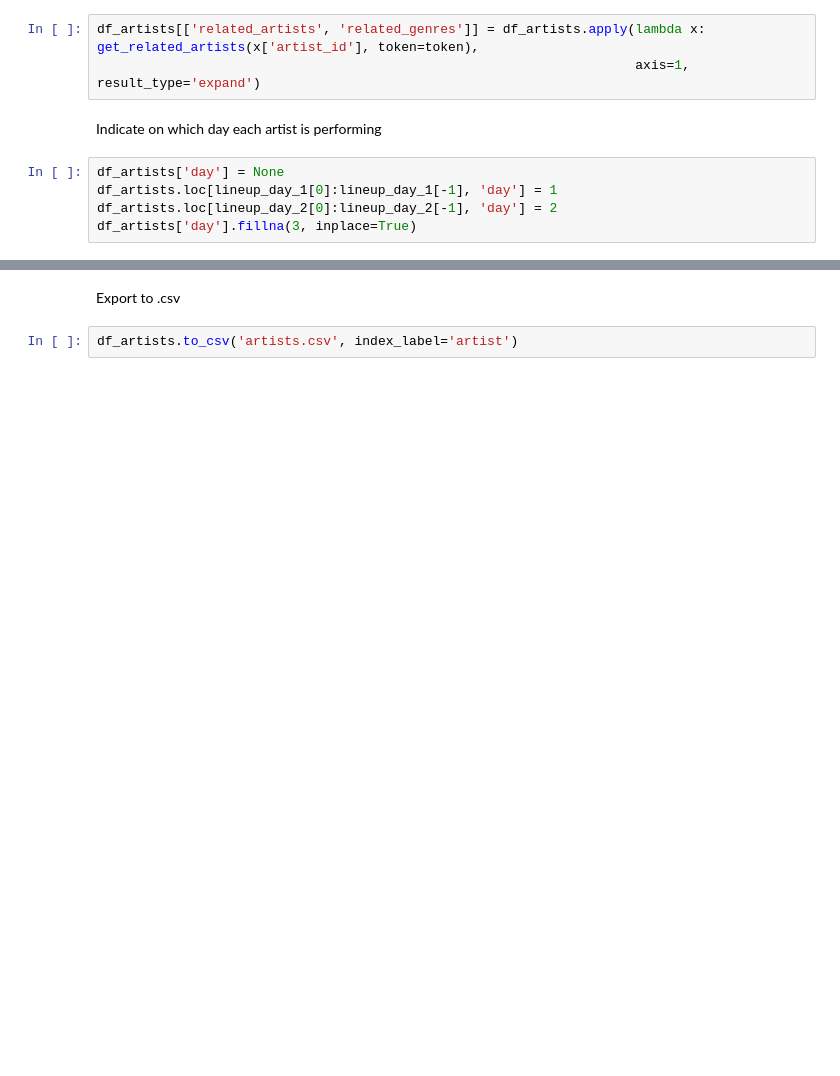
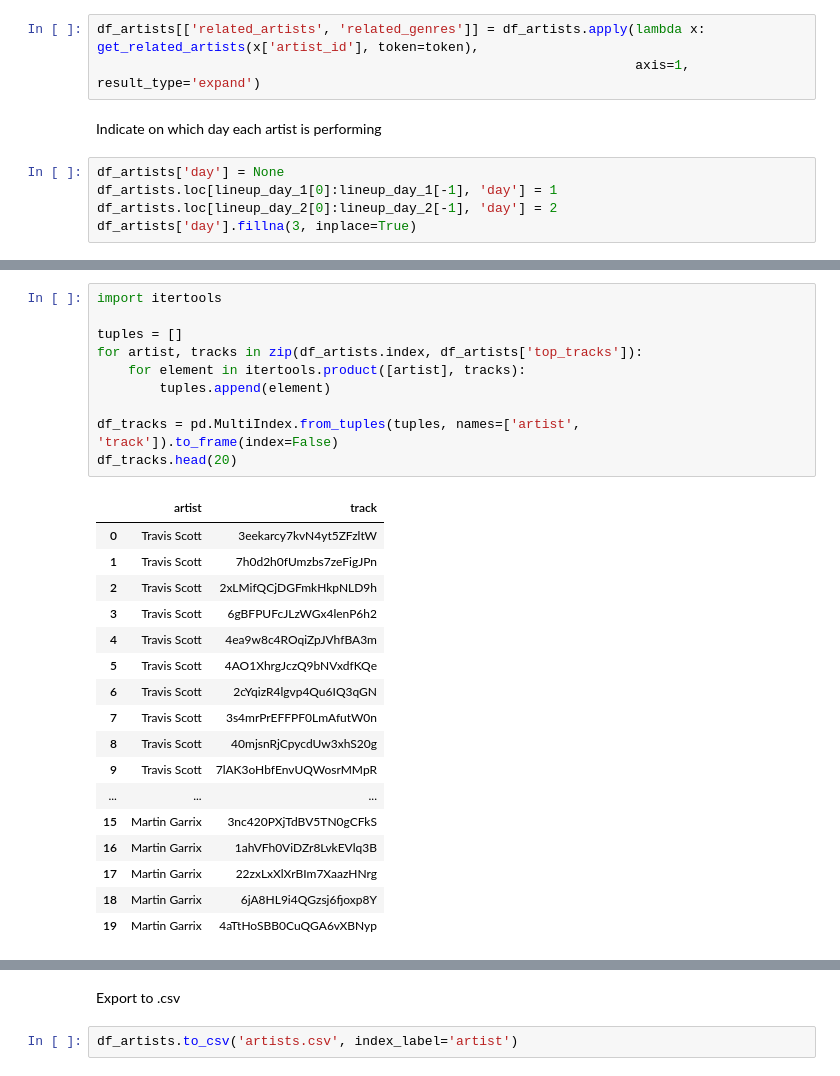
Before and after one commit to martinsoko/recopalooza, a Jupyter notebook: Spotify.ipynb, the cells around one changed output, grey strips where cells are left out. Cells and saved outputs as stored; diff of their text form; blank space fills up the shorter version.

```diff
--- a/Spotify.ipynb
+++ b/Spotify.ipynb
@@ -244,0 +267,28 @@ df_artists.head()
+# %%
+import itertools
+
+tuples = []
+for artist, tracks in zip(df_artists.index, df_artists['top_tracks']):
+    for element in itertools.product([artist], tracks):
+        tuples.append(element)
+
+df_tracks = pd.MultiIndex.from_tuples(tuples, names=['artist', 'track']).to_frame(index=False)
+df_tracks.head(20)
+# %% [output]
+|  | artist | track |
+| 0 | Travis Scott | 3eekarcy7kvN4yt5ZFzltW |
+| 1 | Travis Scott | 7h0d2h0fUmzbs7zeFigJPn |
+| 2 | Travis Scott | 2xLMifQCjDGFmkHkpNLD9h |
+| 3 | Travis Scott | 6gBFPUFcJLzWGx4lenP6h2 |
+| 4 | Travis Scott | 4ea9w8c4ROqiZpJVhfBA3m |
+| 5 | Travis Scott | 4AO1XhrgJczQ9bNVxdfKQe |
+| 6 | Travis Scott | 2cYqizR4lgvp4Qu6IQ3qGN |
+| 7 | Travis Scott | 3s4mrPrEFFPF0LmAfutW0n |
+| 8 | Travis Scott | 40mjsnRjCpycdUw3xhS20g |
+| 9 | Travis Scott | 7lAK3oHbfEnvUQWosrMMpR |
+| ... | ... | ... |
+| 15 | Martin Garrix | 3nc420PXjTdBV5TN0gCFkS |
+| 16 | Martin Garrix | 1ahVFh0ViDZr8LvkEVlq3B |
+| 17 | Martin Garrix | 22zxLxXlXrBIm7XaazHNrg |
+| 18 | Martin Garrix | 6jA8HL9i4QGzsj6fjoxp8Y |
+| 19 | Martin Garrix | 4aTtHoSBB0CuQGA6vXBNyp |
```
Also changed, not shown: parts of 8 cells of this notebook, 10 other files.
